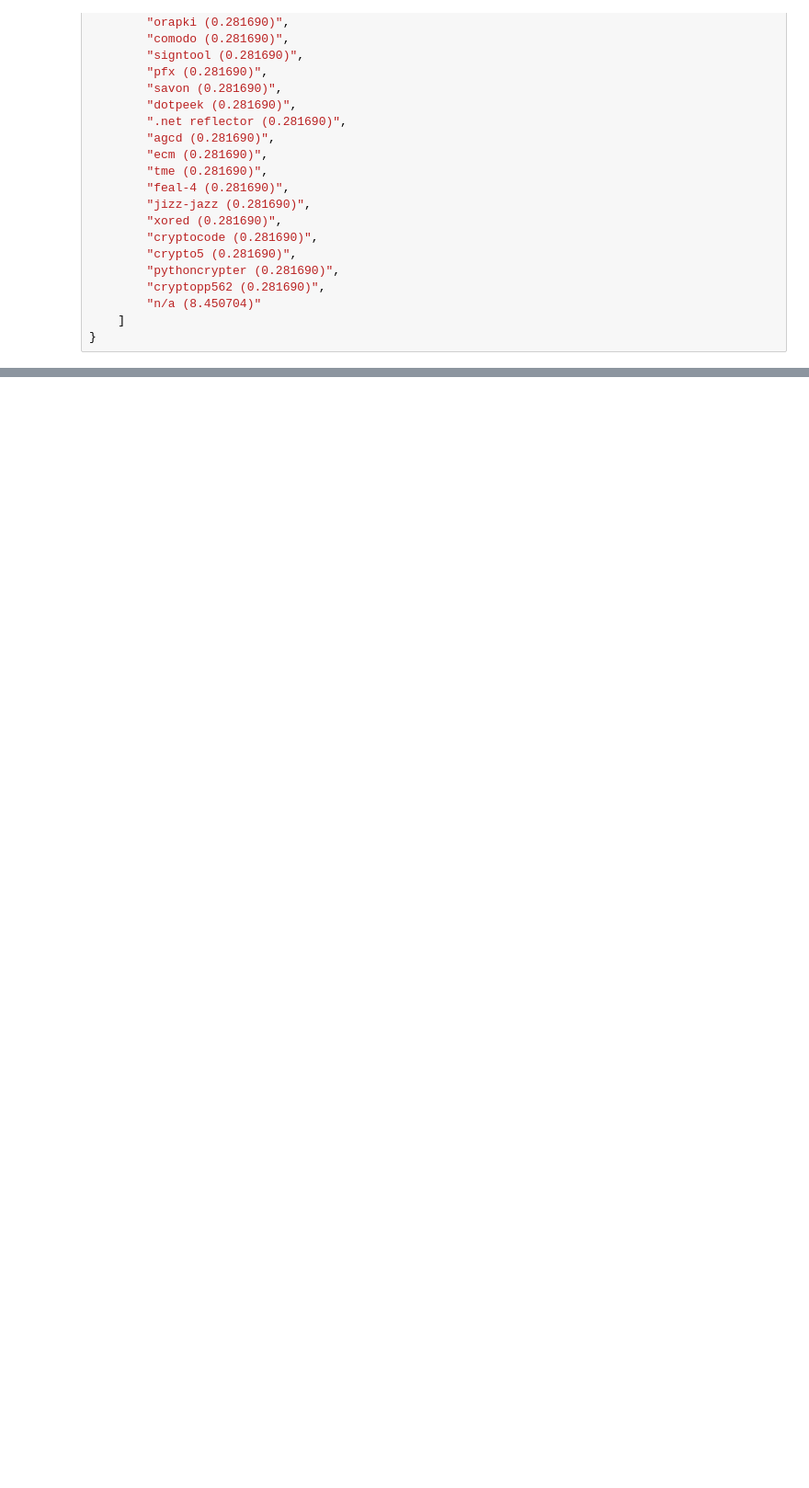
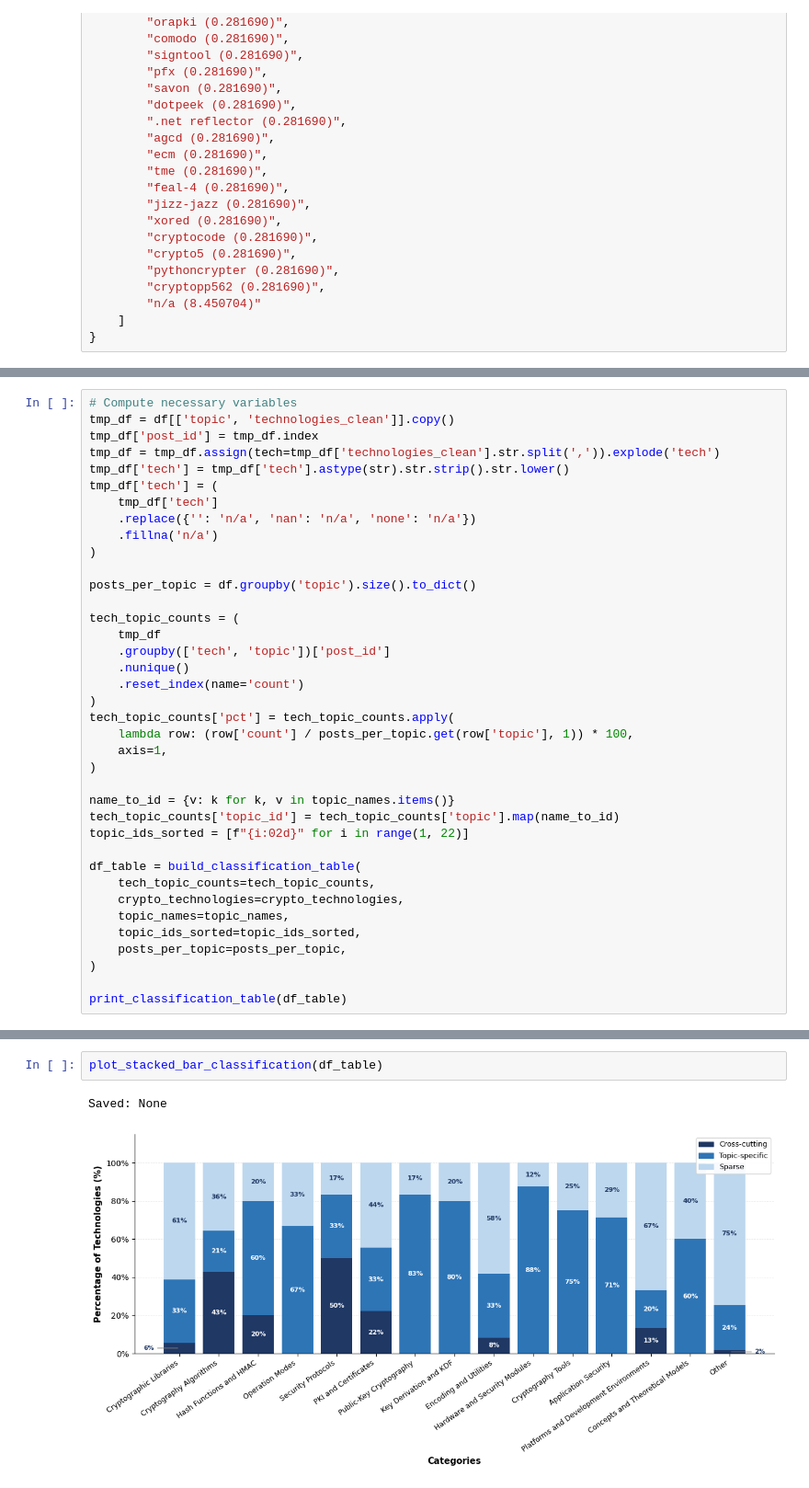
Before and after one commit to reset-ufc/social-media-dev-crawler, a Jupyter notebook: notebooks/RQ3.ipynb, the cells around one changed output, grey strips where cells are left out. Shown at 92% size. Drawn from its saved outputs; the diff is of its cells as text; blank space fills up the shorter version.

```diff
--- a/notebooks/RQ3.ipynb
+++ b/notebooks/RQ3.ipynb
@@ -459,0 +615,38 @@ crypto_technologies = {
+# %%
+# Compute necessary variables
+tmp_df = df[['topic', 'technologies_clean']].copy()
+tmp_df['post_id'] = tmp_df.index
+tmp_df = tmp_df.assign(tech=tmp_df['technologies_clean'].str.split(',')).explode('tech')
+tmp_df['tech'] = tmp_df['tech'].astype(str).str.strip().str.lower()
+tmp_df['tech'] = (
+    tmp_df['tech']
+    .replace({'': 'n/a', 'nan': 'n/a', 'none': 'n/a'})
+    .fillna('n/a')
+)
+
+posts_per_topic = df.groupby('topic').size().to_dict()
+
+tech_topic_counts = (
+    tmp_df
+    .groupby(['tech', 'topic'])['post_id']
+    .nunique()
+    .reset_index(name='count')
+)
+tech_topic_counts['pct'] = tech_topic_counts.apply(
+    lambda row: (row['count'] / posts_per_topic.get(row['topic'], 1)) * 100,
+    axis=1,
+)
+
+name_to_id = {v: k for k, v in topic_names.items()}
+tech_topic_counts['topic_id'] = tech_topic_counts['topic'].map(name_to_id)
+topic_ids_sorted = [f"{i:02d}" for i in range(1, 22)]
+
+df_table = build_classification_table(
+    tech_topic_counts=tech_topic_counts,
+    crypto_technologies=crypto_technologies,
+    topic_names=topic_names,
+    topic_ids_sorted=topic_ids_sorted,
+    posts_per_topic=posts_per_topic,
+)
+
+print_classification_table(df_table)
@@ -459,0 +838,5 @@ crypto_technologies = {
+# %%
+plot_stacked_bar_classification(df_table)
+# %% [output]
+Saved: None
+[figure, added]
```
Also changed, not shown: parts of 7 cells of this notebook.
